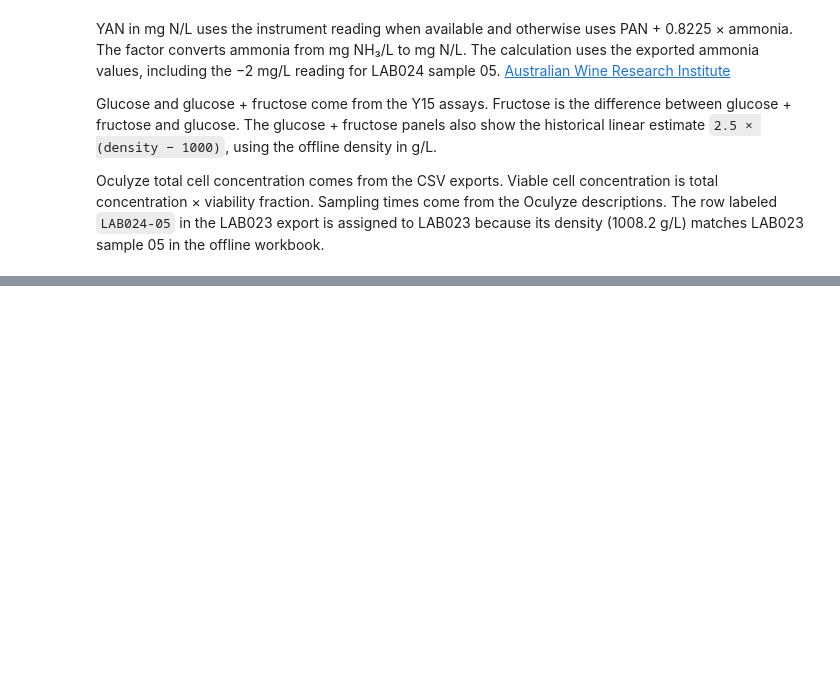
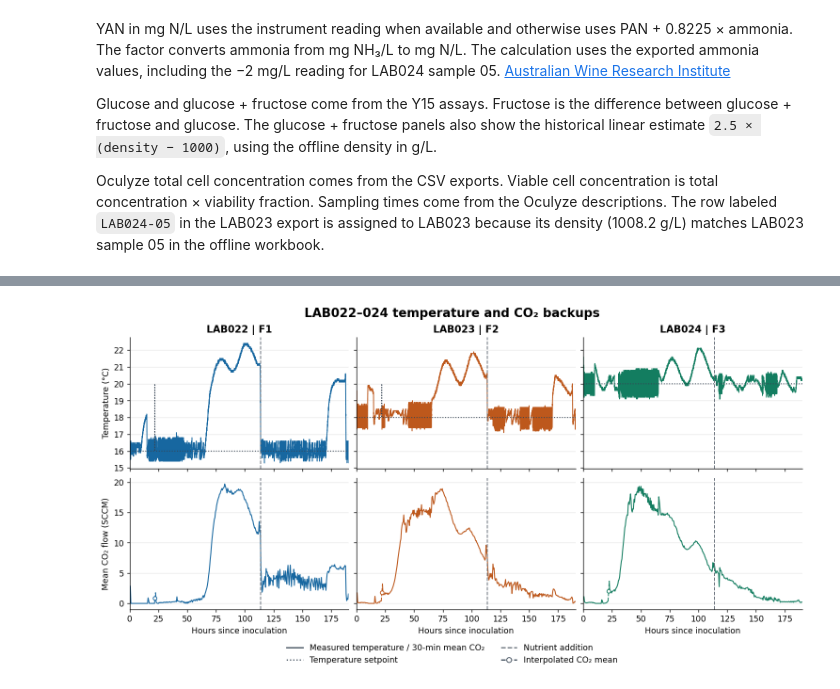
Before and after one commit to crodv/wine-fermentation, a Jupyter notebook: notebooks/preparing_data/lab022_024_data.executed.ipynb, the cells around one changed output, grey strips where cells are left out. Drawn from its saved outputs; the diff is of its cells as text; code cells hidden in the pictures; blank space fills up the shorter version.

```diff
--- a/notebooks/preparing_data/lab022_024_data.executed.ipynb
+++ b/notebooks/preparing_data/lab022_024_data.executed.ipynb
@@ -217,0 +318,49 @@ plt.show()
+# %%
+fig, axes = plt.subplots(
+    2, len(labs), figsize=(12, 6.2), dpi=125,
+    sharex=True, sharey='row', layout='constrained',
+)
+for col, (lab, color) in enumerate(zip(labs, colors)):
+    temp = temperature_backup.loc[temperature_backup['lab'].eq(lab)]
+    co2 = co2_30min.loc[co2_30min['lab'].eq(lab)].set_index('window_end')
+    times = pd.Index([step / 2 for step in range(1, int(2 * co2.index.max()) + 1)])
+    co2 = co2.reindex(times)
+    top, bottom = axes[:, col]
+    top.set_title(f'{lab} | {experiments.at[lab, "Fermentador"]}', fontweight='bold')
+    top.plot(temp['hours'], temp['T'], color=color, linewidth=1.1)
+    top.step(temp['hours'], temp['SP'], where='post', color='#394756',
+             linestyle=':', linewidth=1.2)
+    bottom.plot(co2.index, co2['flow_mean'], color=color, linewidth=1.2)
+    fill = co2_imputed.loc[lab]
+    bottom.plot(
+        [left_hour, gap_hour, right_hour],
+        [fill['left_mean_sccm'], fill['flow_mean_sccm'], fill['right_mean_sccm']],
+        color=color, linestyle='--', linewidth=1.1,
+        marker='o', markerfacecolor='white', markersize=4.5, markevery=[1],
+    )
+    bottom.set_xlabel('Hours since inoculation')
+    for ax in (top, bottom):
+        ax.axvline(nutrition_hours[lab], color='#646D77', linestyle='--', linewidth=1.1)
+        ax.grid(axis='y', alpha=0.25)
+        ax.set_axisbelow(True)
+        ax.spines[['top', 'right']].set_visible(False)
+    assert len(top.lines) == 3 and len(bottom.lines) == 3
+
+axes[0, 0].set_ylabel('Temperature (°C)')
+axes[1, 0].set_ylabel('Mean CO₂ flow (SCCM)')
+last_hour = max(temperature_backup['hours'].max(), co2_backup['hours'].max())
+axes[1, 0].set_xlim(0, last_hour)
+fig.suptitle('LAB022–024 temperature and CO₂ backups', fontweight='bold', fontsize=15)
+fig.legend(
+    handles=[
+        Line2D([], [], color='#394756', label='Measured temperature / 30-min mean CO₂'),
+        Line2D([], [], color='#394756', linestyle=':', label='Temperature setpoint'),
+        Line2D([], [], color='#646D77', linestyle='--', label='Nutrient addition'),
+        Line2D([], [], color='#394756', linestyle='--', marker='o',
+               markerfacecolor='white', label='Interpolated CO₂ mean'),
+    ],
+    loc='outside lower center', ncols=2, frameon=False,
+)
+plt.show()
+# %% [output]
+[figure, added]
```
Also changed, not shown: parts of 4 cells of this notebook, 10 other files.
